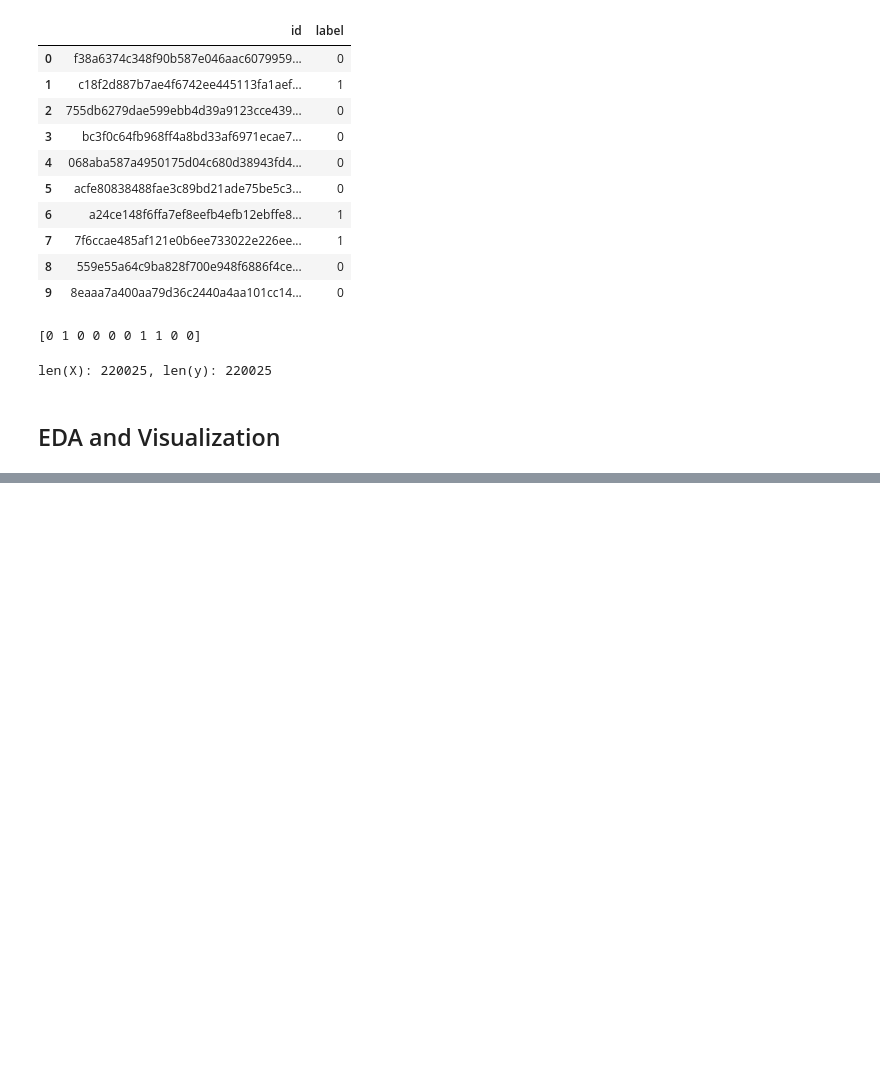
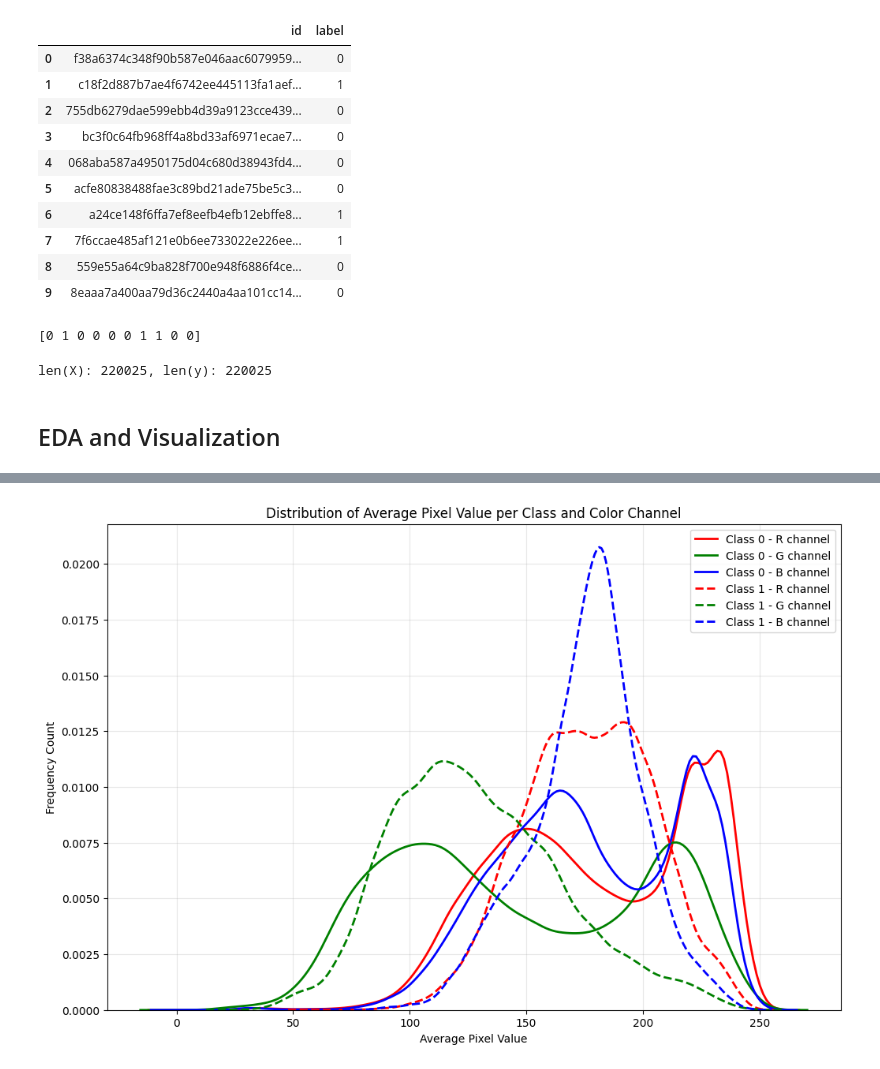
Before and after one commit to seanpritchard94/cancer-detection, a Jupyter notebook: cancer_detection.ipynb, the cells around one changed output, grey strips where cells are left out. Saved outputs shown, nothing was run; the diff lists cells and outputs as text; code cells hidden in the pictures; blank space fills up the shorter version.

```diff
--- a/cancer_detection.ipynb
+++ b/cancer_detection.ipynb
@@ -124,0 +242,16 @@ Let's examine the distribution of average values in the three layers (R,G,B)
+# %%
+plt.figure(figsize=(12, 8))
+sns.kdeplot(class_0_r_avgs, label='Class 0 - R channel', color='red', linestyle='-', linewidth=2)
+sns.kdeplot(class_0_g_avgs, label='Class 0 - G channel', color='green', linestyle='-', linewidth=2)
+sns.kdeplot(class_0_b_avgs, label='Class 0 - B channel', color='blue', linestyle='-', linewidth=2)
+sns.kdeplot(class_1_r_avgs, label='Class 1 - R channel', color='red', linestyle='--', linewidth=2)
+sns.kdeplot(class_1_g_avgs, label='Class 1 - G channel', color='green', linestyle='--', linewidth=2)
+sns.kdeplot(class_1_b_avgs, label='Class 1 - B channel', color='blue', linestyle='--', linewidth=2)
+plt.xlabel('Average Pixel Value')
+plt.ylabel('Frequency Count')
+plt.title('Distribution of Average Pixel Value per Class and Color Channel')
+plt.legend()
+plt.grid(True, alpha=0.3)
+plt.show()
+# %% [output]
+[figure, added]
```
Also changed, not shown: parts of 43 cells of this notebook.
